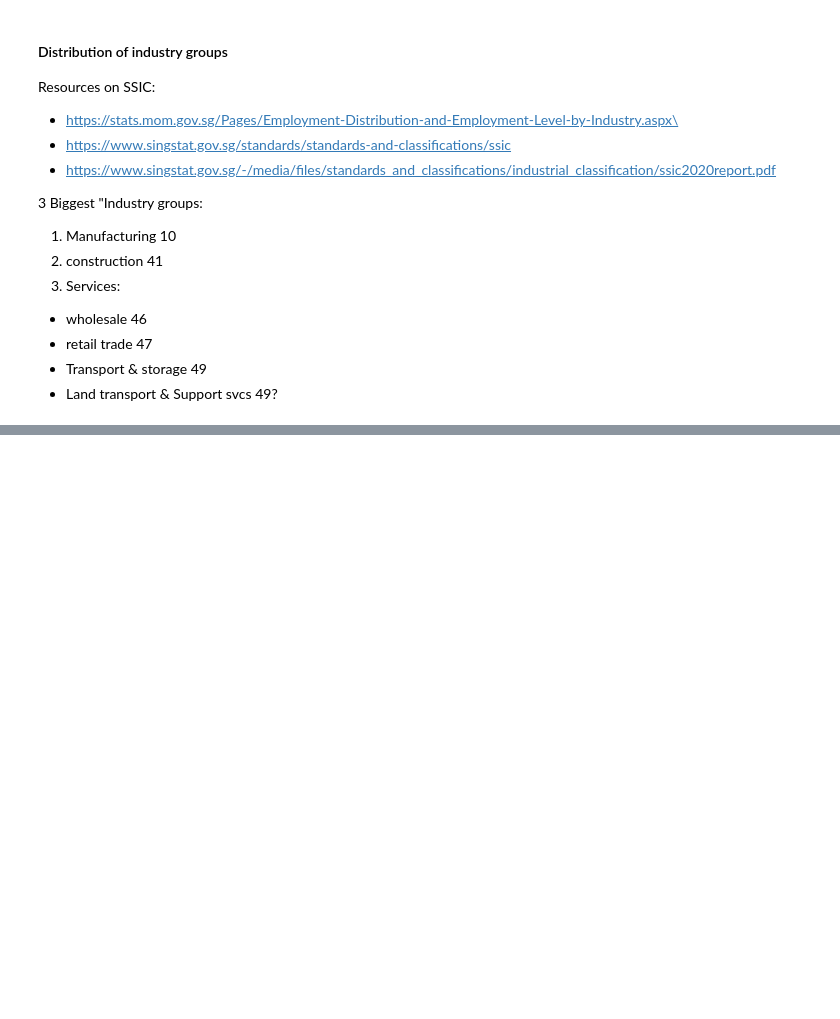
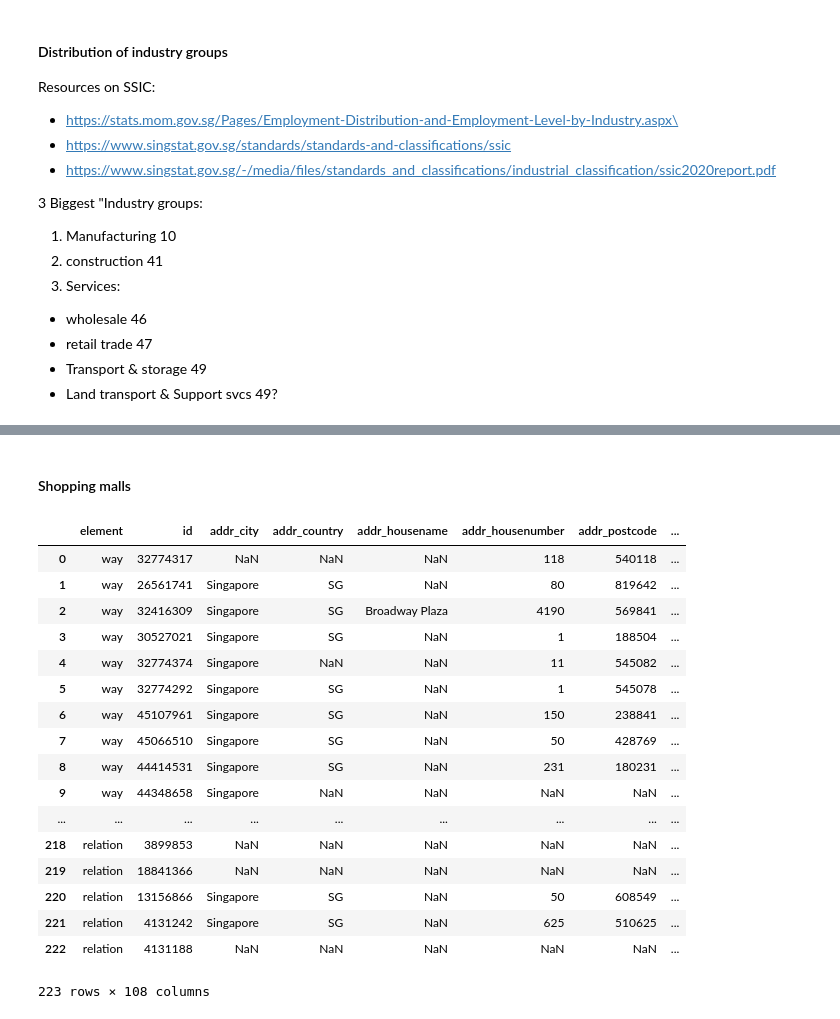
Before and after one commit to LSYS/nbhmv, a Jupyter notebook: build/5-compile-POI-count.ipynb, the cells around one changed output, grey strips where cells are left out. Cells and saved outputs as stored; diff of their text form; code cells hidden in the pictures; blank space fills up the shorter version.

Commit message:
Update build

```diff
--- a/build/5-compile-POI-count.ipynb
+++ b/build/5-compile-POI-count.ipynb
@@ -380,0 +470,48 @@ services = (
+# %% [markdown]
+#### Shopping malls
+# %%
+# https://wiki.openstreetmap.org/wiki/Tag:shop%3Dmall
+payload = osmnx.features_from_place("Singapore", tags={'shop': 'mall'})
+
+priority_order = {
+   'way': 1,      # Building footprints - most accurate for mall boundaries
+   'node': 2,     # Point locations - simple but less detailed
+   'relation': 3  # Complex structures - often contain duplicate data from member ways
+}
+
+gdf_malls = (
+    payload
+    .clean_names()
+    .reset_index()
+    .query("addr_housename==addr_housename | name==name")
+    .assign(name=lambda df_: np.where(df_["name"].isna(), df_["addr_housename"], df_["name"]))
+    # Dedup
+    .assign(priority=lambda df_: df_['element'].map(priority_order))
+    .sort_values('priority')
+    .drop_duplicates(subset=['name'], keep='first', ignore_index=True)
+    .remove_columns('priority')
+    # get centroid for PIP
+    .assign(centroid=lambda df_: df_['geometry'].centroid)
+    .remove_columns("geometry")
+    .rename_column("centroid", "geometry")
+)
+gdf_malls
+# %% [output]
+|  | element | id | addr_city | addr_country | addr_housename | addr_housenumber | addr_postcode | ... |
+| 0 | way | 32774317 | NaN | NaN | NaN | 118 | 540118 | ... |
+| 1 | way | 26561741 | Singapore | SG | NaN | 80 | 819642 | ... |
+| 2 | way | 32416309 | Singapore | SG | Broadway Plaza | 4190 | 569841 | ... |
+| 3 | way | 30527021 | Singapore | SG | NaN | 1 | 188504 | ... |
+| 4 | way | 32774374 | Singapore | NaN | NaN | 11 | 545082 | ... |
+| 5 | way | 32774292 | Singapore | SG | NaN | 1 | 545078 | ... |
+| 6 | way | 45107961 | Singapore | SG | NaN | 150 | 238841 | ... |
+| 7 | way | 45066510 | Singapore | SG | NaN | 50 | 428769 | ... |
+| 8 | way | 44414531 | Singapore | SG | NaN | 231 | 180231 | ... |
+| 9 | way | 44348658 | Singapore | NaN | NaN | NaN | NaN | ... |
+| ... | ... | ... | ... | ... | ... | ... | ... | ... |
+| 218 | relation | 3899853 | NaN | NaN | NaN | NaN | NaN | ... |
+| 219 | relation | 18841366 | NaN | NaN | NaN | NaN | NaN | ... |
+| 220 | relation | 13156866 | Singapore | SG | NaN | 50 | 608549 | ... |
+| 221 | relation | 4131242 | Singapore | SG | NaN | 625 | 510625 | ... |
+| 222 | relation | 4131188 | NaN | NaN | NaN | NaN | NaN | ... |
+223 rows × 108 columns
```
Also changed, not shown: parts of 16 cells of this notebook, 31 other files.
